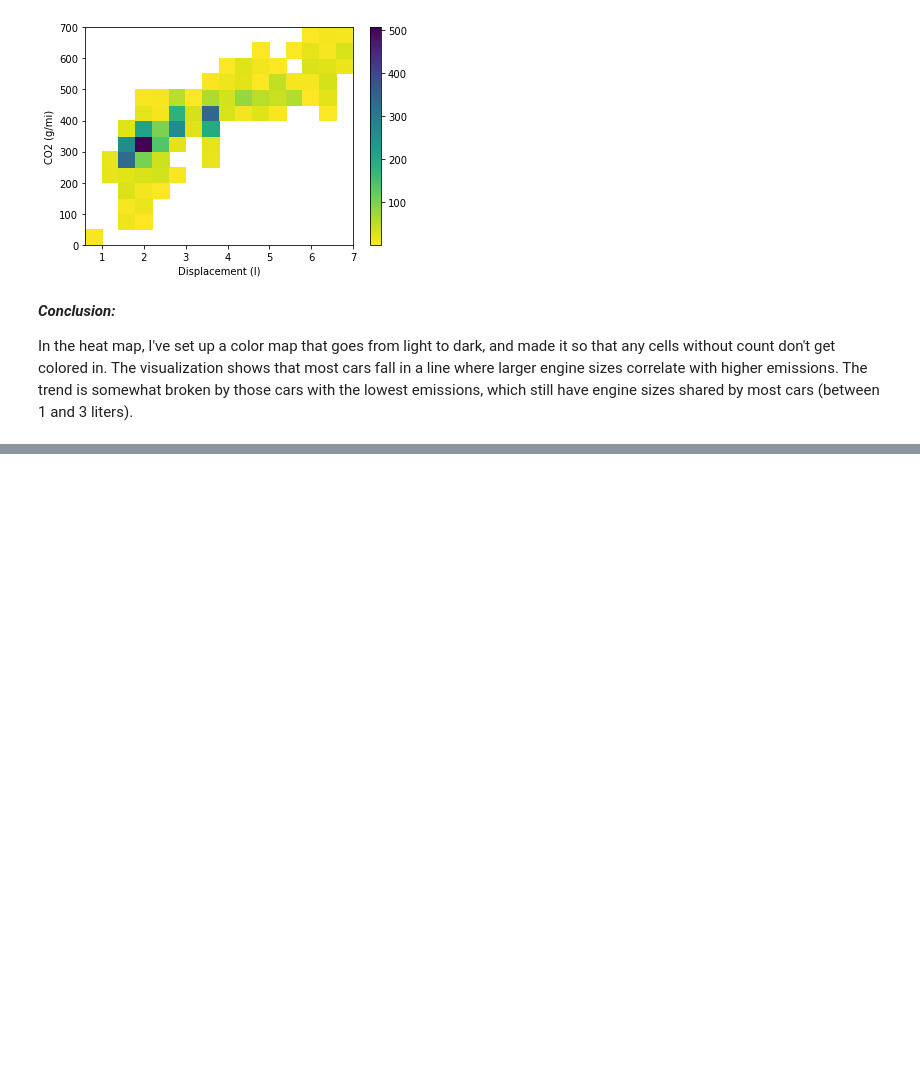
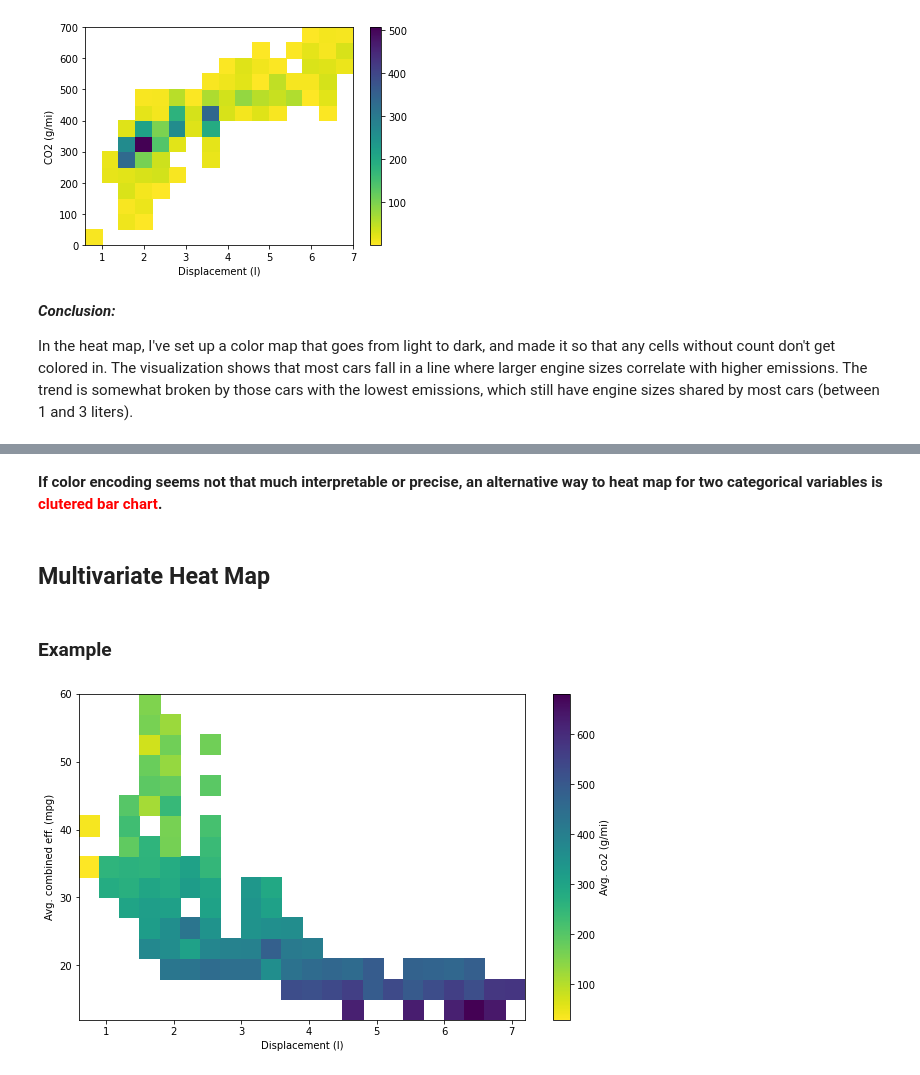
Before and after one commit to Alex-YuZ/Data-Visualization, a Jupyter notebook: Heat_Map.ipynb, the cells around one changed output, grey strips where cells are left out. Saved outputs shown, nothing was run; the diff lists cells and outputs as text; code cells hidden in the pictures; blank space fills up the shorter version.

```diff
--- a/Heat_Map.ipynb
+++ b/Heat_Map.ipynb
@@ -252,0 +309,31 @@ In the heat map, I've set up a color map that goes from light to dark, and made
+# %% [markdown]
+**If color encoding seems not that much interpretable or precise, an alternative way to heat map for two categorical variables is <font color='red'>clutered bar chart</font>.**
+# %% [markdown]
+## Multivariate Heat Map
+# %% [markdown]
+### Example
+# %%
+def heat_plots():
+    plt.figure(figsize=(10, 6))
+
+    bins_x = np.arange(.6, 7+.3, .3)
+    bins_y = np.arange(12, 58+3, 3)
+
+    displ_bins = pd.cut(fuel_econ['displ'], bins_x, labels=False, include_lowest=True).astype(int)
+    comb_bins = pd.cut(fuel_econ['comb'], bins_y, labels=False, include_lowest=True).astype(int)
+
+    n_points = fuel_econ.groupby([displ_bins, comb_bins]).size()
+    n_points = n_points.reset_index().pivot_table(index='displ', columns='comb').values
+
+    co2_avg = fuel_econ.co2 / n_points[displ_bins, comb_bins]
+
+    plt.hist2d(data=fuel_econ, x='displ', y='comb', cmap='viridis_r', cmin=0.1, bins=[bins_x, bins_y], weights=co2_avg);
+
+    plt.xlabel('Displacement (l)')
+    plt.ylabel('Avg. combined eff. (mpg)')
+
+    plt.colorbar(label='Avg. co2 (g/mi)');
+
+heat_plots()
+# %% [output]
+[figure, added]
```
Also changed, not shown: parts of 7 cells of this notebook.
